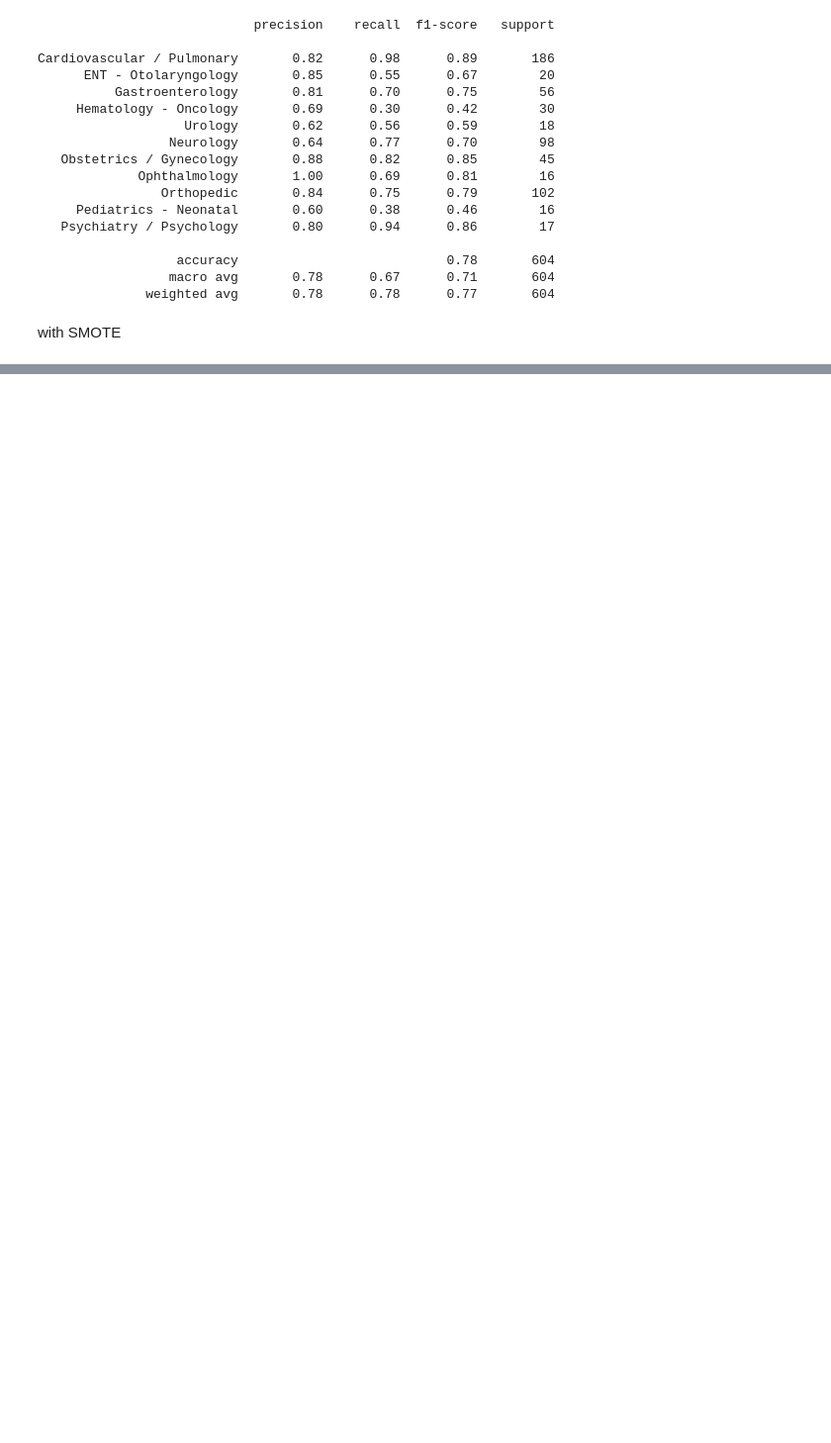
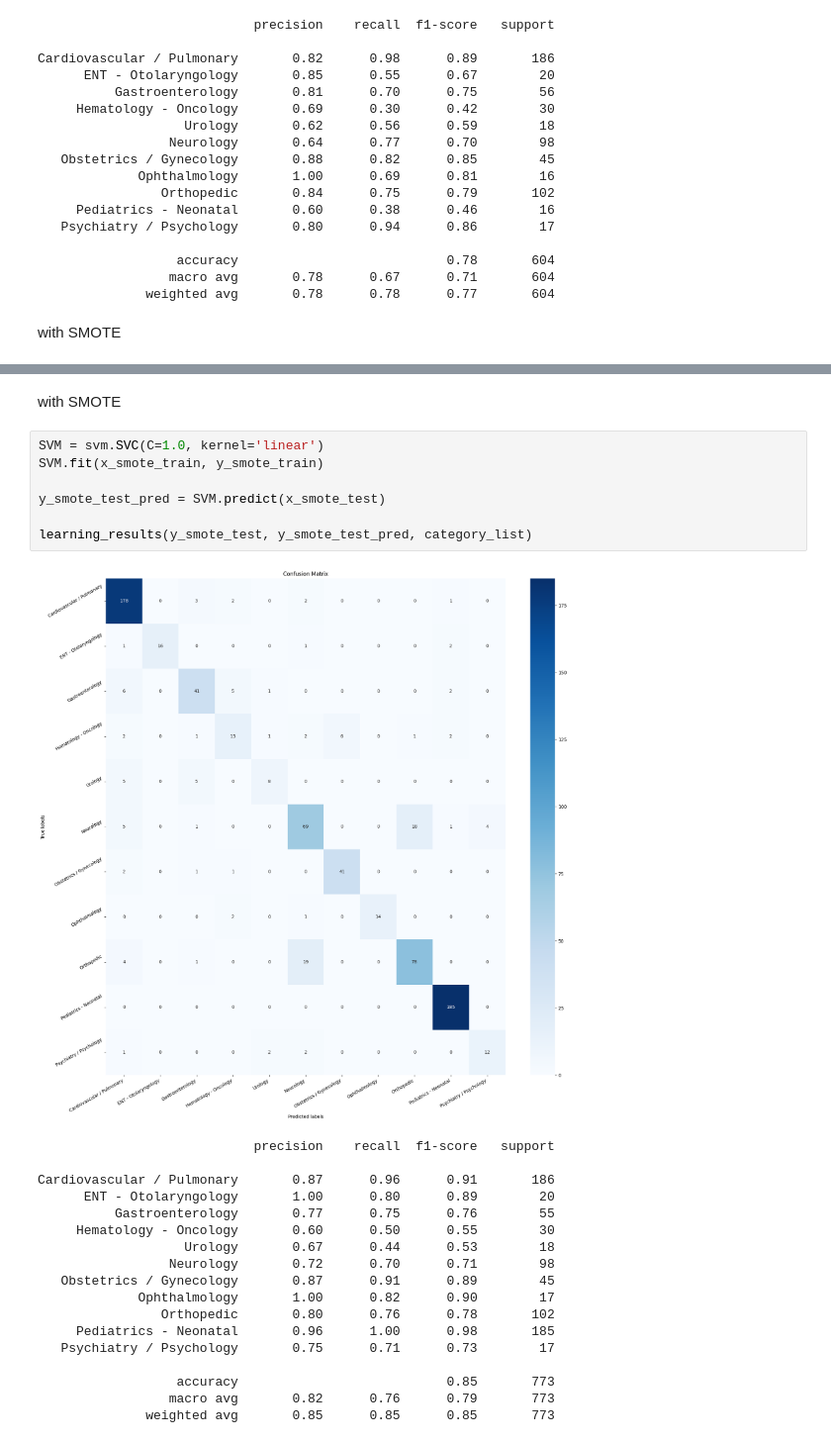
Before and after one commit to evgene-sh/HMLP, a Jupyter notebook: main.ipynb, the cells around one changed output, grey strips where cells are left out. Shown at 99% size. Drawn from its saved outputs; the diff is of its cells as text; blank space fills up the shorter version.

```diff
--- a/main.ipynb
+++ b/main.ipynb
@@ -368,0 +411,28 @@ Cardiovascular / Pulmonary       0.82      0.96      0.89       186
+# %% [markdown]
+with SMOTE
+# %%
+SVM = svm.SVC(C=1.0, kernel='linear')
+SVM.fit(x_smote_train, y_smote_train)
+
+y_smote_test_pred = SVM.predict(x_smote_test)
+
+learning_results(y_smote_test, y_smote_test_pred, category_list)
+# %% [output]
+[figure, added]
+                            precision    recall  f1-score   support
+
+Cardiovascular / Pulmonary       0.87      0.96      0.91       186
+      ENT - Otolaryngology       1.00      0.80      0.89        20
+          Gastroenterology       0.77      0.75      0.76        55
+     Hematology - Oncology       0.60      0.50      0.55        30
+                   Urology       0.67      0.44      0.53        18
+                 Neurology       0.72      0.70      0.71        98
+   Obstetrics / Gynecology       0.87      0.91      0.89        45
+             Ophthalmology       1.00      0.82      0.90        17
+                Orthopedic       0.80      0.76      0.78       102
+     Pediatrics - Neonatal       0.96      1.00      0.98       185
+   Psychiatry / Psychology       0.75      0.71      0.73        17
+
+                  accuracy                           0.85       773
+                 macro avg       0.82      0.76      0.79       773
+              weighted avg       0.85      0.85      0.85       773
```
Also changed, not shown: parts of 6 cells of this notebook.
